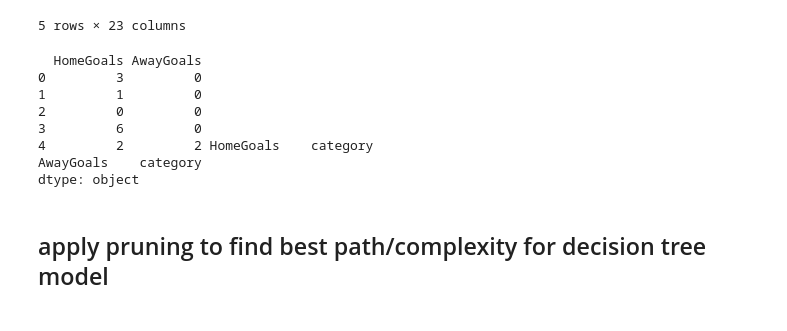
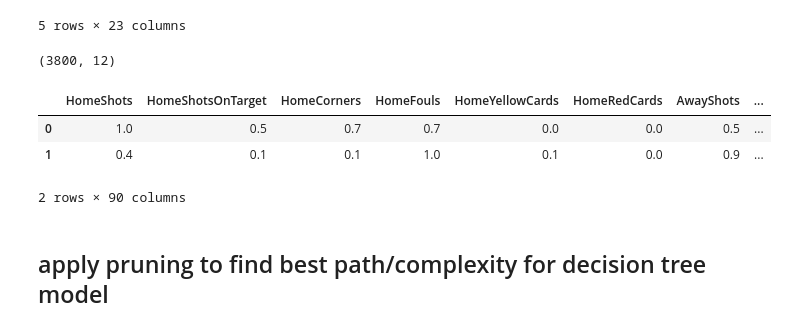
Before and after one commit to runirudh/EPLstats, a Jupyter notebook: epl1.ipynb, the cells around one changed output. Saved outputs shown, nothing was run; the diff lists cells and outputs as text; code cells hidden in the pictures.

```diff
--- a/epl1.ipynb
+++ b/epl1.ipynb
@@ -470,15 +506,19 @@ df.iloc[df.AwayGoals.sort_values(ascending=False).index[0:5]] # awaygoals outlie
 | 16 | 2010/11 | 2010-08-21 | M Dean | Wigan | Chelsea | AwayWin | AwayWin | 0 | 0 | ... |
 | 467 | 2011/12 | 2011-10-23 | M Clattenburg | Man United | Man City | AwayWin | AwayWin | 1 | 0 | ... |
 5 rows × 23 columns
-# %%
-print(y.head(),y.dtypes)
-# %% [output]
-  HomeGoals AwayGoals
-0         3         0
-1         1         0
-2         0         0
-3         6         0
-4         2         2 HomeGoals    category
-AwayGoals    category
-dtype: object
+# %%
+# normalize X
+norm = Normalizer(norm= 'max')
+X_normalized = norm.fit_transform(X.iloc[:,:12])
+X_normalized.shape
+# %% [output]
+(3800, 12)
+# %%
+X_norm = pd.DataFrame(X_normalized, copy=True, columns=X.columns[:12])
+X_norm = X_norm.merge(X.iloc[:, 12:], left_index=True, right_index=True);X_norm.head(2)
+# %% [output]
+|  | HomeShots | HomeShotsOnTarget | HomeCorners | HomeFouls | HomeYellowCards | HomeRedCards | AwayShots | ... |
+| 0 | 1.0 | 0.5 | 0.7 | 0.7 | 0.0 | 0.0 | 0.5 | ... |
+| 1 | 0.4 | 0.1 | 0.1 | 1.0 | 0.1 | 0.0 | 0.9 | ... |
+2 rows × 90 columns
 # %%
```
Also changed, not shown: parts of 21 cells of this notebook.
